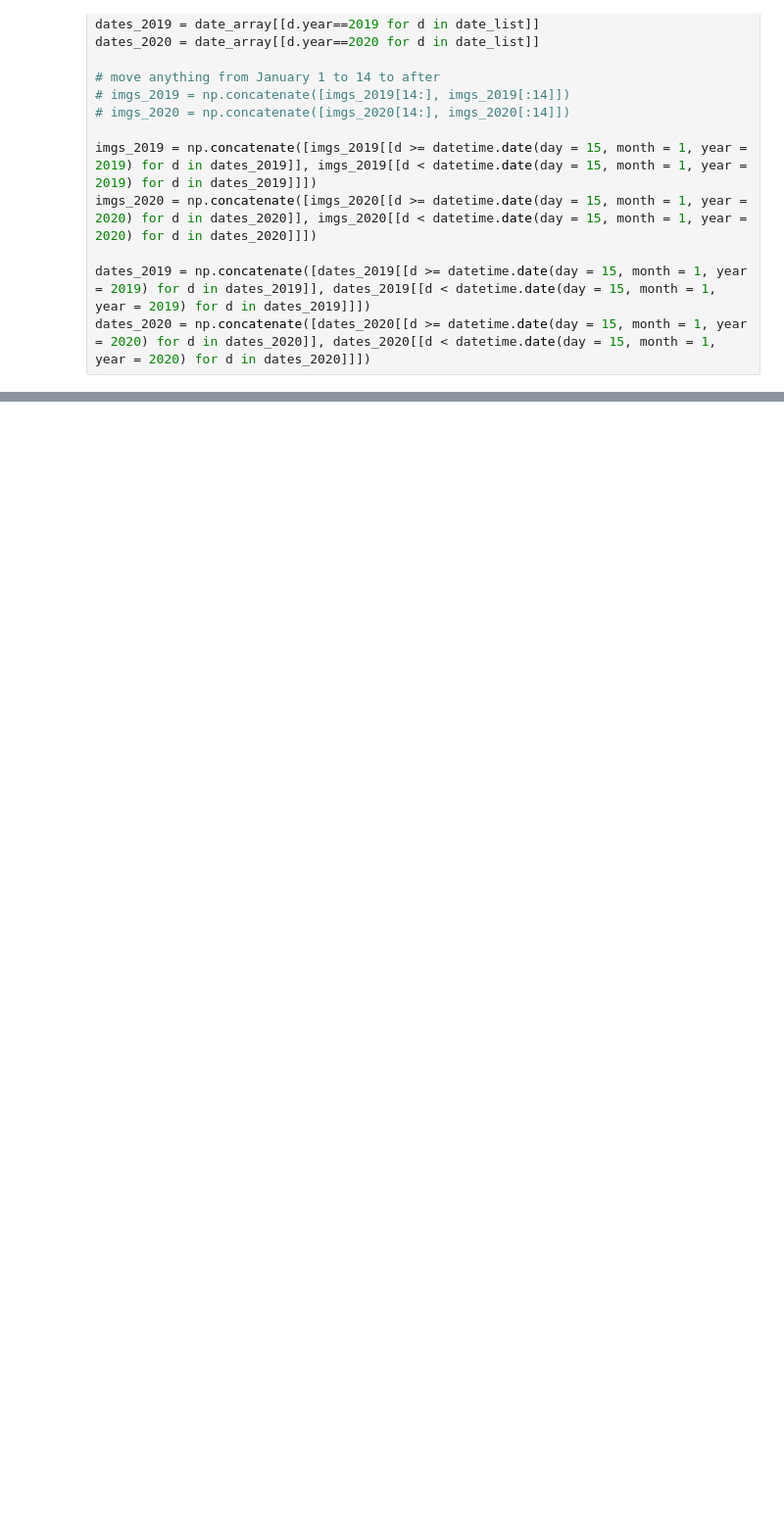
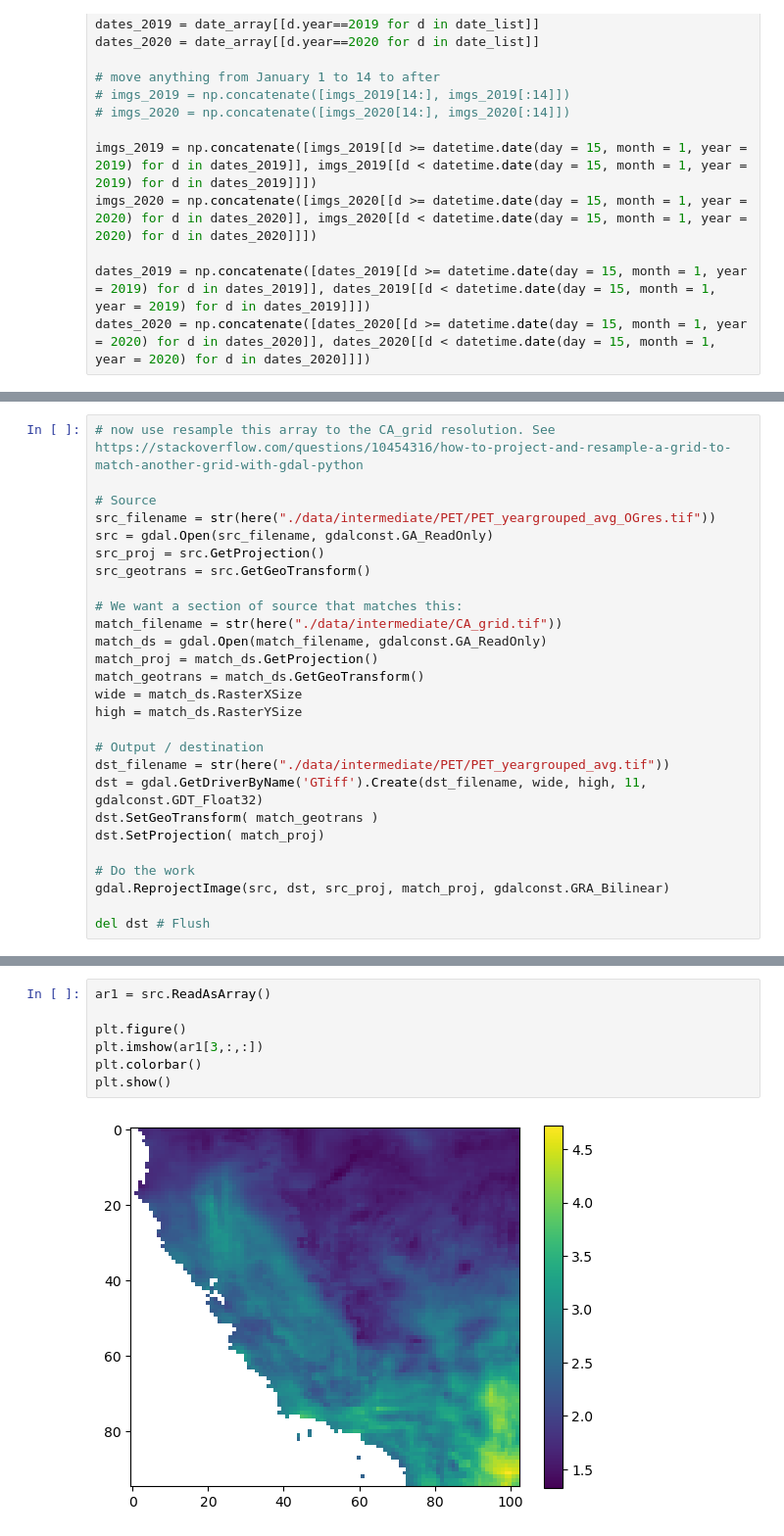
Before and after one commit to anna-boser/ET_agriculture, a Jupyter notebook: code/3_analysis/2_scratch/18_PET_yeargrouped_avg.ipynb, the cells around one changed output, grey strips where cells are left out. Shown at 98% size. Cells and saved outputs as stored; diff of their text form; blank space fills up the shorter version.

```diff
--- a/code/3_analysis/2_scratch/18_PET_yeargrouped_avg.ipynb
+++ b/code/3_analysis/2_scratch/18_PET_yeargrouped_avg.ipynb
@@ -109,0 +86,27 @@ del dst # Flush
+# %%
+# now use resample this array to the CA_grid resolution. See https://stackoverflow.com/questions/10454316/how-to-project-and-resample-a-grid-to-match-another-grid-with-gdal-python
+
+# Source
+src_filename = str(here("./data/intermediate/PET/PET_yeargrouped_avg_OGres.tif"))
+src = gdal.Open(src_filename, gdalconst.GA_ReadOnly)
+src_proj = src.GetProjection()
+src_geotrans = src.GetGeoTransform()
+
+# We want a section of source that matches this:
+match_filename = str(here("./data/intermediate/CA_grid.tif"))
+match_ds = gdal.Open(match_filename, gdalconst.GA_ReadOnly)
+match_proj = match_ds.GetProjection()
+match_geotrans = match_ds.GetGeoTransform()
+wide = match_ds.RasterXSize
+high = match_ds.RasterYSize
+
+# Output / destination
+dst_filename = str(here("./data/intermediate/PET/PET_yeargrouped_avg.tif"))
+dst = gdal.GetDriverByName('GTiff').Create(dst_filename, wide, high, 11, gdalconst.GDT_Float32)
+dst.SetGeoTransform( match_geotrans )
+dst.SetProjection( match_proj)
+
+# Do the work
+gdal.ReprojectImage(src, dst, src_proj, match_proj, gdalconst.GRA_Bilinear)
+
+del dst # Flush
@@ -109,0 +124,9 @@ del dst # Flush
+# %%
+ar1 = src.ReadAsArray()
+
+plt.figure()
+plt.imshow(ar1[3,:,:])
+plt.colorbar()
+plt.show()
+# %% [output]
+[figure, added]
```
Also changed, not shown: parts of 9 cells of this notebook, 4 other files.
